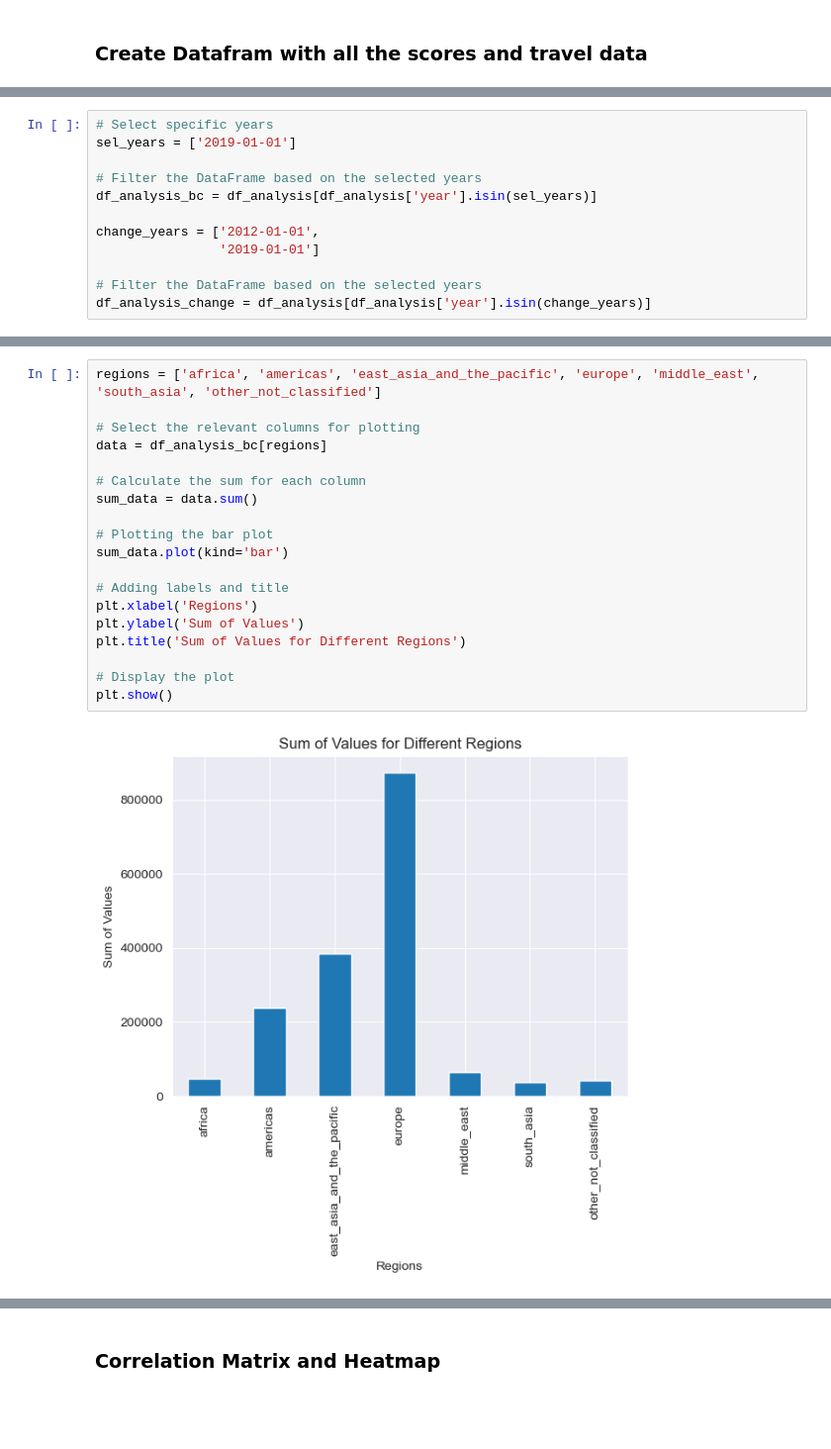
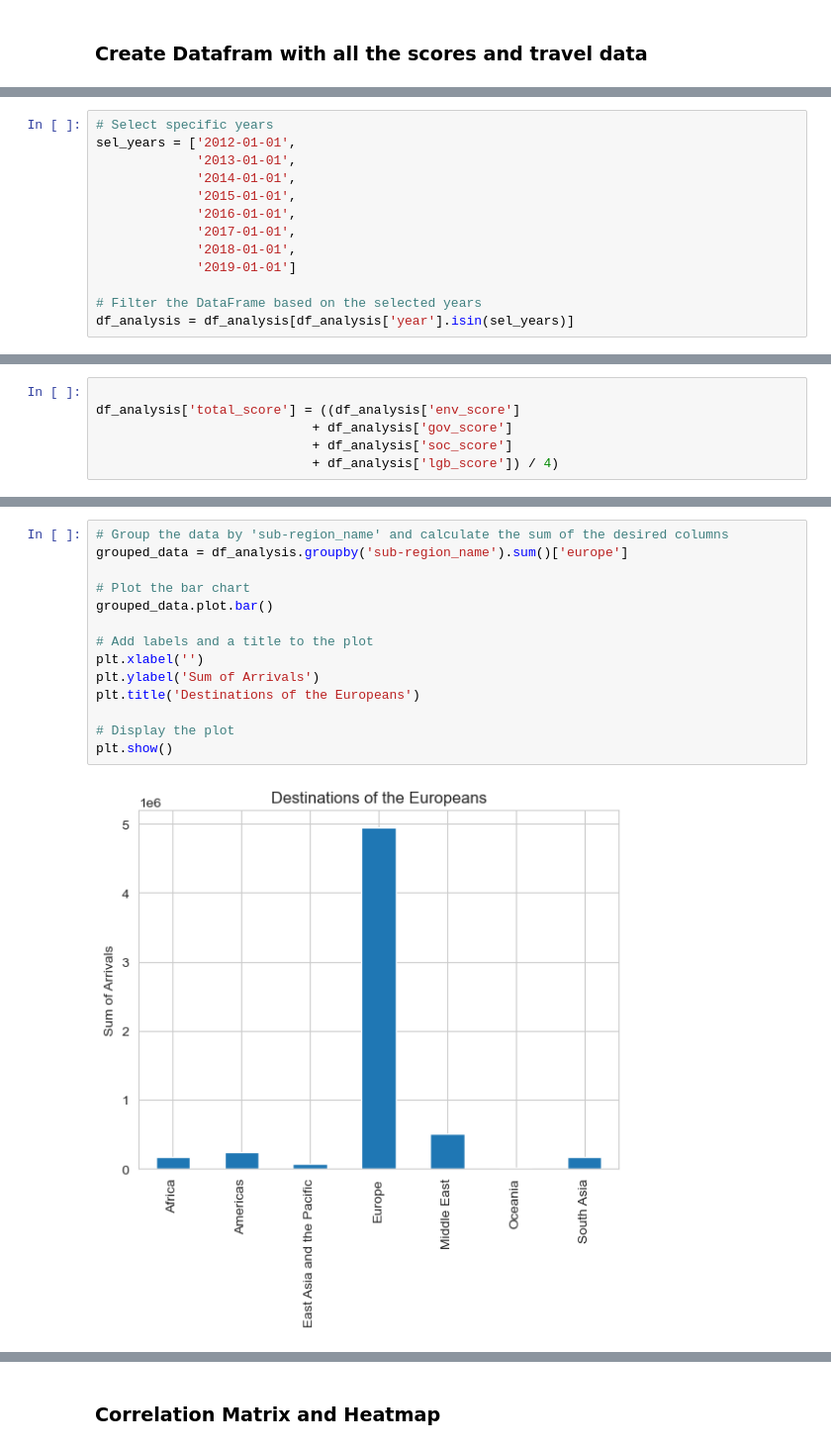
Before and after one commit to capstone-travel-index/better_travel_index, a Jupyter notebook: travel_analysis.ipynb, the cells around one changed output, grey strips where cells are left out. Shown at 99% size. Saved outputs shown, nothing was run; the diff lists cells and outputs as text; blank space fills up the shorter version.

```diff
--- a/travel_analysis.ipynb
+++ b/travel_analysis.ipynb
@@ -97,13 +98,14 @@ df_analysis.head()
 | 4 | AFG | 2016-01-01 | 1.152482 | 1.041890 | 4.961240 | 2.173913 | NaN | NaN | NaN | ... |
 # %%
 # Select specific years
-sel_years = ['2019-01-01']
+sel_years = ['2012-01-01',
+             '2013-01-01',
+             '2014-01-01',
+             '2015-01-01',
+             '2016-01-01',
+             '2017-01-01',
+             '2018-01-01',
+             '2019-01-01']
 
 # Filter the DataFrame based on the selected years
-df_analysis_bc = df_analysis[df_analysis['year'].isin(sel_years)]
-
-change_years = ['2012-01-01',
-                '2019-01-01']
-
-# Filter the DataFrame based on the selected years
-df_analysis_change = df_analysis[df_analysis['year'].isin(change_years)]
+df_analysis = df_analysis[df_analysis['year'].isin(sel_years)]
@@ -123,0 +112,6 @@ df_analysis_bc.head(10)
+# %%
+
+df_analysis['total_score'] = ((df_analysis['env_score']
+                            + df_analysis['gov_score']
+                            + df_analysis['soc_score']
+                            + df_analysis['lgb_score']) / 4)
@@ -124,21 +136,16 @@ df_analysis_bc.head(10)
 # %%
-regions = ['africa', 'americas', 'east_asia_and_the_pacific', 'europe', 'middle_east', 'south_asia', 'other_not_classified']
+# Group the data by 'sub-region_name' and calculate the sum of the desired columns
+grouped_data = df_analysis.groupby('sub-region_name').sum()['europe']
 
-# Select the relevant columns for plotting
-data = df_analysis_bc[regions]
+# Plot the bar chart
+grouped_data.plot.bar()
 
-# Calculate the sum for each column
-sum_data = data.sum()
-
-# Plotting the bar plot
-sum_data.plot(kind='bar')
-
-# Adding labels and title
-plt.xlabel('Regions')
-plt.ylabel('Sum of Values')
-plt.title('Sum of Values for Different Regions')
+# Add labels and a title to the plot
+plt.xlabel('')
+plt.ylabel('Sum of Arrivals')
+plt.title('Destinations of the Europeans')
 
 # Display the plot
 plt.show()
 # %% [output]
-[figure, old version]
+[figure, new version]
```
Also changed, not shown: parts of 54 cells of this notebook.
